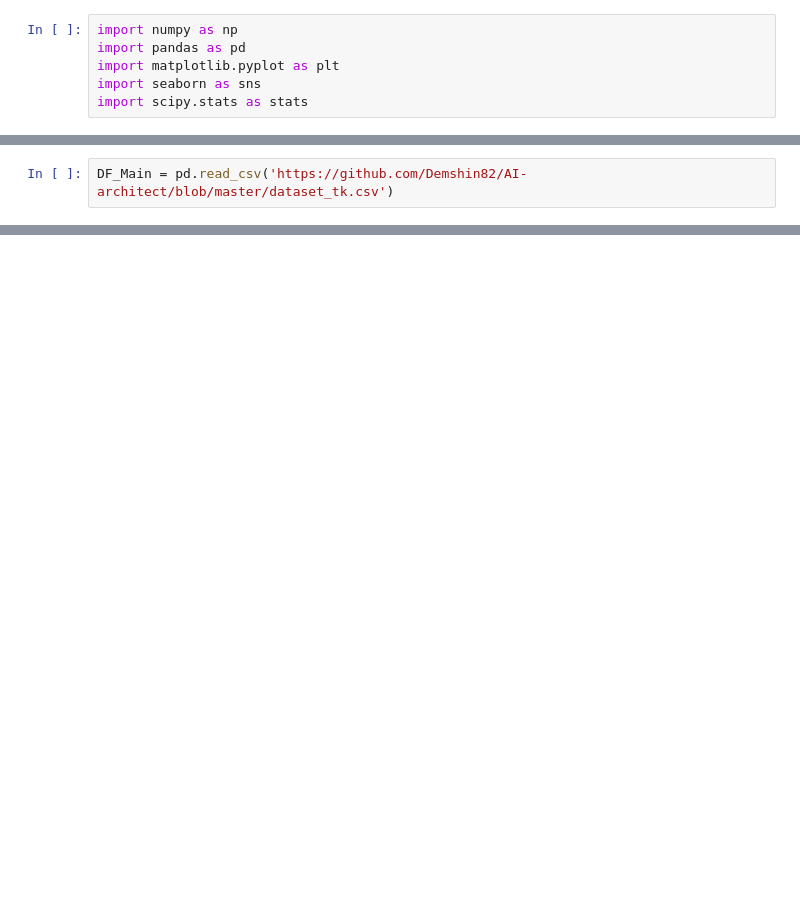
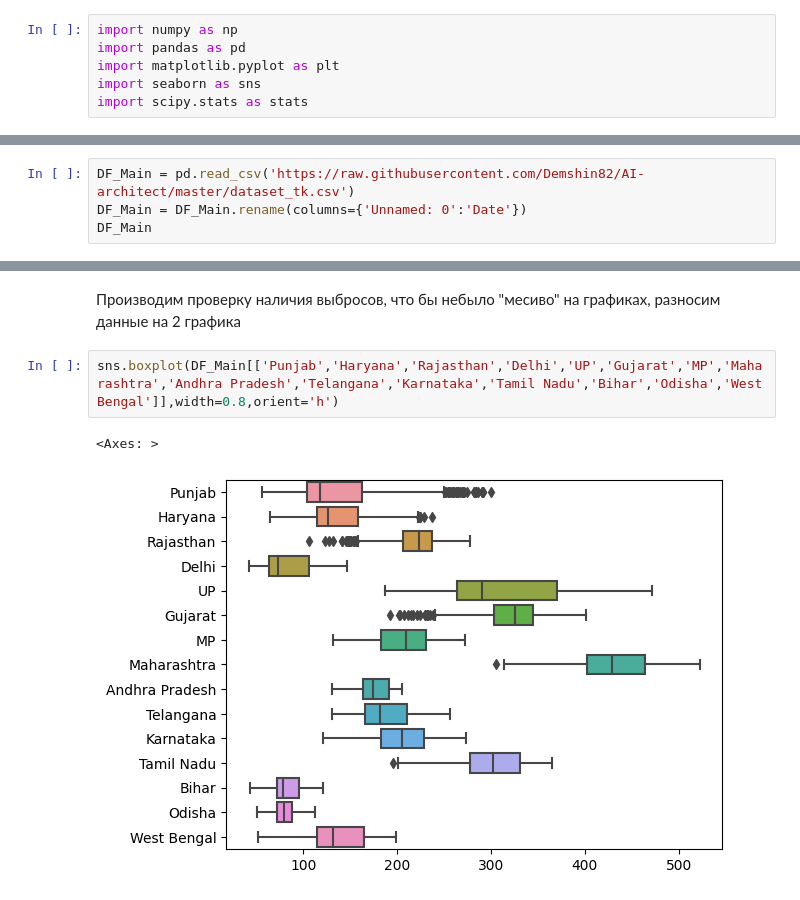
Before and after one commit to Demshin82/AI-architect, a Jupyter notebook: Промежуточная_аттестация.ipynb, the cells around one changed output, grey strips where cells are left out. Drawn from its saved outputs; the diff is of its cells as text; blank space fills up the shorter version.

```diff
--- a/Промежуточная_аттестация.ipynb
+++ b/Промежуточная_аттестация.ipynb
@@ -9,3 +13,5 @@ import scipy.stats as stats
 # %%
-DF_Main = pd.read_csv('https://github.com/Demshin82/AI-architect/blob/master/dataset_tk.csv')
+DF_Main = pd.read_csv('https://raw.githubusercontent.com/Demshin82/AI-architect/master/dataset_tk.csv')
+DF_Main = DF_Main.rename(columns={'Unnamed: 0':'Date'})
+DF_Main
 # %% [output]
@@ -12,0 +31,7 @@ ParserError: ignored
+# %% [markdown]
+Производим проверку наличия выбросов, что бы небыло "месиво" на графиках, разносим данные на 2 графика
+# %%
+sns.boxplot(DF_Main[['Punjab','Haryana','Rajasthan','Delhi','UP','Gujarat','MP','Maharashtra','Andhra Pradesh','Telangana','Karnataka','Tamil Nadu','Bihar','Odisha','West Bengal']],width=0.8,orient='h')
+# %% [output]
+<Axes: >
+[figure, added]
```
Also changed, not shown: parts of 21 cells of this notebook.
